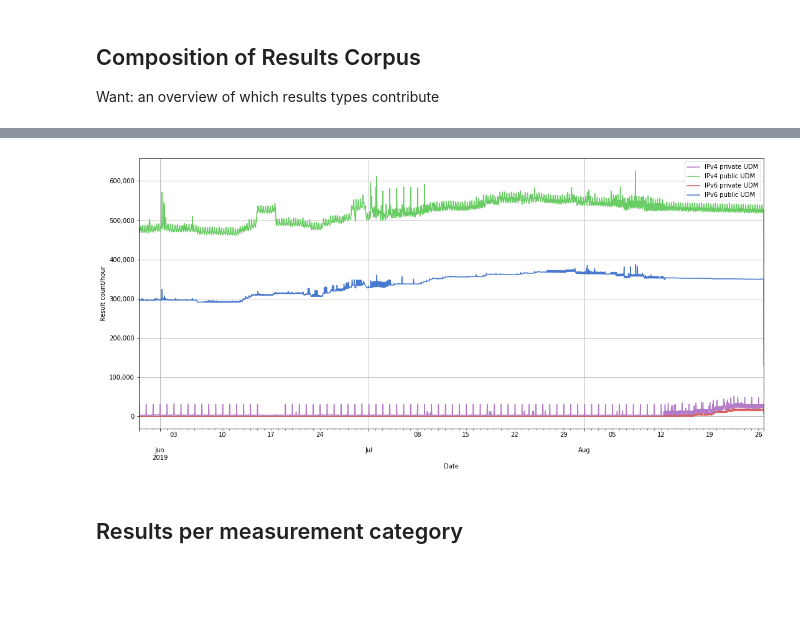
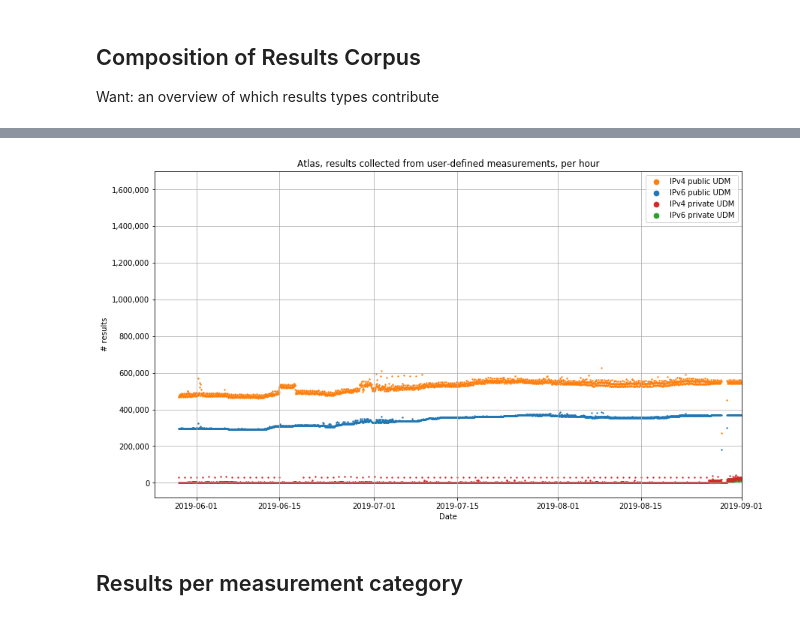
Before and after one commit to sdstrowes/atlascomparison, a Jupyter notebook: atlas.ipynb, the cells around one changed output, grey strips where cells are left out. Cells and saved outputs as stored; diff of their text form; code cells hidden in the pictures; blank space fills up the shorter version.

```diff
--- a/atlas.ipynb
+++ b/atlas.ipynb
@@ -87,7 +117,7 @@ ORDER BY
 # %%
 %matplotlib inline
 import matplotlib.pyplot as plt
-plt.rcParams['figure.figsize'] = [18, 8]
+plt.rcParams['figure.figsize'] = [14, 8]
 fig, ax = plt.subplots()
 
 #------------------------------------------------------------------------------
@@ -96,9 +126,7 @@ for af in [6, 4]:
         grp   = public_private[((public_private['msm_class'] == "topology*.dyndns.atlas.ripe.net UDP") | (public_private['msm_class'] == "topology*.dyndns.atlas.ripe.net ICMP")) & (public_private['af'] == af)]
         grp = grp[['ts','count']].groupby(["ts"]).sum().reset_index()
         label = "IPv" + str(af) + "; topology"
-        #print(label)
-        #print(grp)
-        ax    = grp.plot(ax=ax, kind='line', x='ts', y='count', label=label)
+        plt.scatter(grp['ts'], grp['count'], label=label, s=1.8)
 
         #------------------------------------------------------------------------------
 for af in [6, 4]:
@@ -109,9 +137,7 @@ for af in [6, 4]:
 
         grp = grp[['ts','count']].groupby(["ts"]).sum().reset_index()
         label = "IPv" + str(af) + "; other built-in"
-        #print(label)
-        #print(grp)
-        ax    = grp.plot(ax=ax, kind='line', x='ts', y='count', label=label)
+        plt.scatter(grp['ts'], grp['count'], label=label, s=1.8)
 
 for af in [6, 4]:
         grp   = public_private[
@@ -120,18 +146,23 @@ for af in [6, 4]:
         ]
         grp = grp[['ts','count']].groupby(["ts"]).sum().reset_index()
         label = "IPv" + str(af) + "; anchoring"
-        ax    = grp.plot(ax=ax, kind='line', x='ts', y='count', label=label)
-
+        plt.scatter(grp['ts'], grp['count'], label=label, s=1.8)
 
 ax.grid(True)
 ax.set_xlabel('Date')
-ax.set_ylabel('Result count/hour')
+ax.set_ylabel('# results')
+ax.set_xlim(left="2019-05-25", right="2019-09-01")
+ax.set_title("Atlas, results collected per hour by measurement category")
 ax.get_yaxis().set_major_formatter(
     mplotlib.ticker.FuncFormatter(lambda x, p: format(int(x), ','))
 )
 
 handles, labels = ax.get_legend_handles_labels()
-labels, handles = zip(*sorted(zip(labels, handles), key=lambda t: t[0]))
-ax.legend(handles, labels, loc='best')
+# just gonna hack this manually
+# ['IPv6; topology', 'IPv4; topology', 'IPv6; other built-in', 'IPv4; other built-in', 'IPv6; anchoring', 'IPv4; anchoring']
+labels  = [  labels[5],  labels[4],  labels[3],  labels[2],  labels[1],  labels[0] ]
+handles = [ handles[5], handles[4], handles[3], handles[2], handles[1], handles[0] ]
+
+ax.legend(handles, labels, loc='best', markerscale=5)
 plt.show()
 # %% [output]
@@ -139,33 +170,41 @@ plt.show()
 # %%
 %matplotlib inline
 import matplotlib.pyplot as plt
-plt.rcParams['figure.figsize'] = [18, 8]
+plt.rcParams['figure.figsize'] = [14, 8]
 fig, ax = plt.subplots()
 
 # Plot UDMs
 for p in [ True, False ]:
     for af in [ 6, 4 ]:
         grp   = public_private[(public_private['msm_class'] == "user-defined") & (public_private['public'] == p) & (public_private['af'] == af) ]
         #    grp = grp[['ts','count']].groupby(["ts"]).sum().reset_index()
         if p == True:
             label = "IPv" + str(af) +" public UDM"
         else:
             label = "IPv" + str(af) +" private UDM"
-        ax    = grp.plot(ax=ax, kind='line', x='ts', y='count', label=label)
+        plt.scatter(grp['ts'], grp['count'], label=label, s=1.8)
 
 ax.grid(True)
 ax.set_xlabel('Date')
-ax.set_ylabel('Result count/hour')
+ax.set_ylabel('# results')
+ax.set_xlim(left="2019-05-25", right="2019-09-01")
+ax.set_ylim(bottom=-80000, top=1700000)
+ax.set_title("Atlas, results collected from user-defined measurements, per hour")
 ax.get_yaxis().set_major_formatter(
     mplotlib.ticker.FuncFormatter(lambda x, p: format(int(x), ','))
 )
 
 handles, labels = ax.get_legend_handles_labels()
-labels, handles = zip(*sorted(zip(labels, handles), key=lambda t: t[0]))
-ax.legend(handles, labels, loc='best')
+
+# just gonna hack this manually
+# ['IPv6 public UDM', 'IPv4 public UDM', 'IPv6 private UDM', 'IPv4 private UDM']
+labels  = [  labels[1],  labels[0],  labels[3],  labels[2] ]
+handles = [ handles[1], handles[0], handles[3], handles[2], handles[1], handles[0] ]
+
+ax.legend(handles, labels, loc='best', markerscale=5)
 plt.show()
 # %% [output]
-[figure, old version]
+[figure, new version]
 # %% [markdown]
 ## Results per measurement category
 # %%
```
Also changed, not shown: parts of 30 cells of this notebook, 2 other files.
